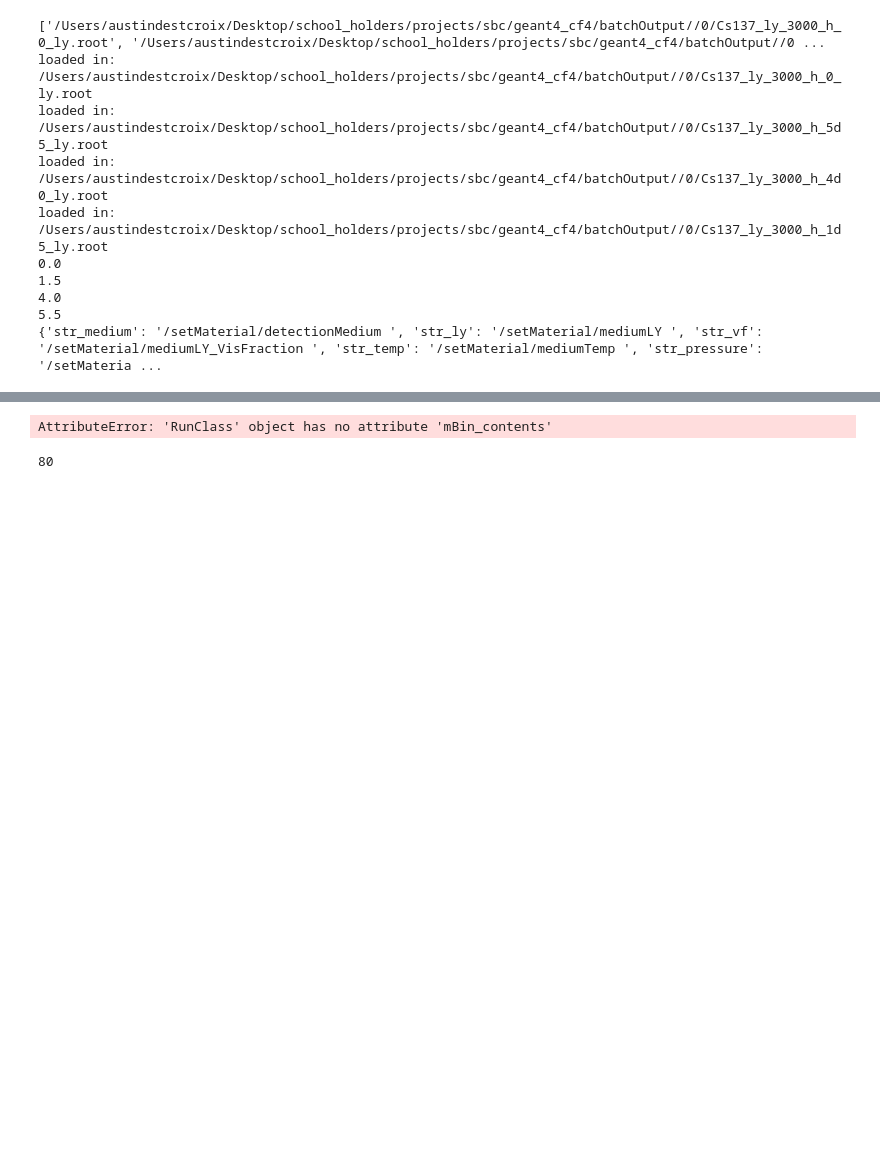
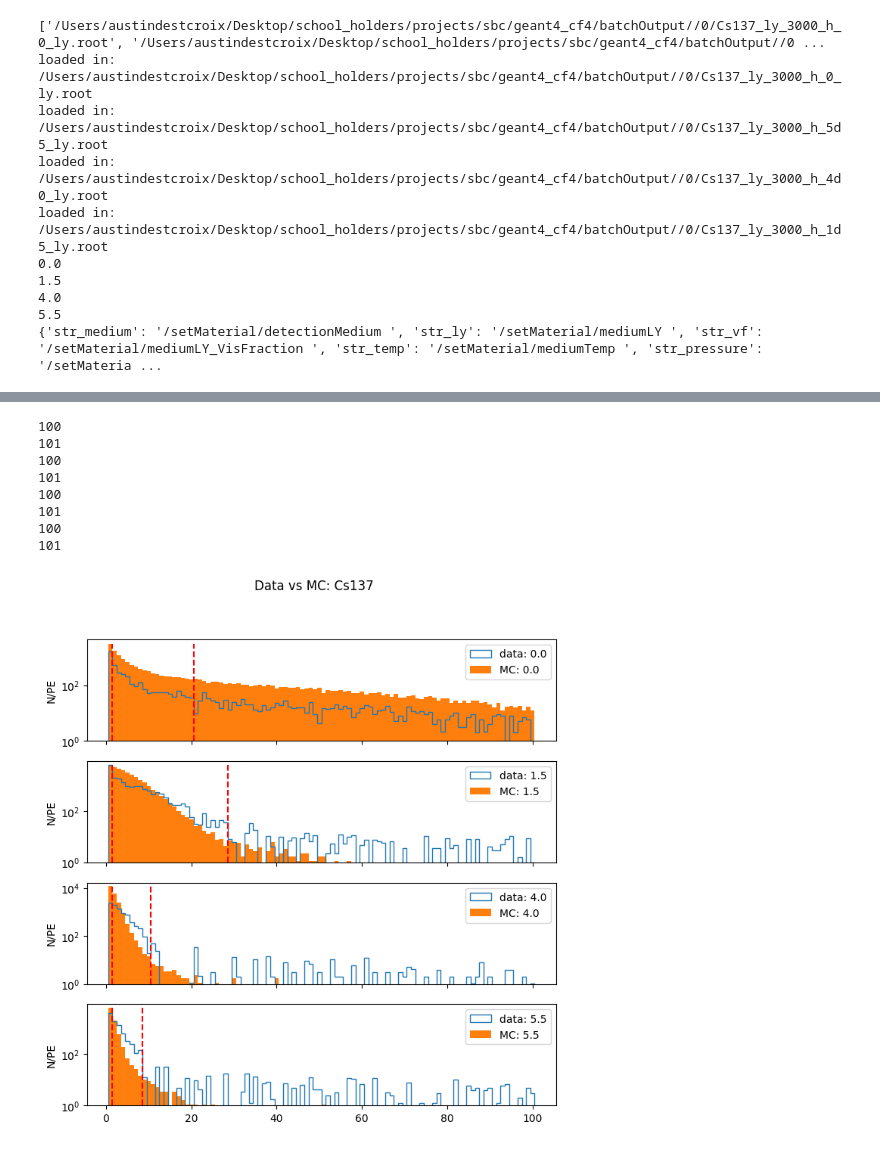
Before and after one commit to austindsc/cf4_analysisPipeline, a Jupyter notebook: comp1/c1_loadG4Runs.ipynb, the cells around one changed output, grey strips where cells are left out. Cells and saved outputs as stored; diff of their text form; code cells hidden in the pictures; blank space fills up the shorter version.

```diff
--- a/comp1/c1_loadG4Runs.ipynb
+++ b/comp1/c1_loadG4Runs.ipynb
@@ -742,15 +478,44 @@ CV Liklihood = 1.4335407275942733
-# %%
-## doing first KS test ##
-
-
-ks_statistic, p_value = ks_2samp(rcBare_1d5cm.mBin_contents[binStart:binEnd], mcCounts[binStart:binEnd])
-
-print(f"KS statistic: {ks_statistic}")
-print(f"P-value: {p_value}")
-# %% [output]
-AttributeError: 'RunClass' object has no attribute 'mBin_contents'
-# %%
-len(rcBare_1d5cm.mBin_contents)
-len(mcCounts)
-# %% [output]
-80
+# %%
+fig, axs = plt.subplots(4, 1, figsize = (8, 8), sharex=True)
+
+mcScale = comp1.csBareNuis
+
+comp1.csBareMap[0].GetMaxBin(mcScale)
+
+for i, ax in enumerate(axs.flat):
+  pair = comp1.csBareMap[i]
+  rc = pair.rc
+  mc = pair.mc
+  ax.hist(x = rc.mBinX, bins = rc.mBin_edges, weights = rc.mBin_rawCounts, histtype="step", label = "data: " + str(comp1.hScale - rc.mHeight))
+  ax.hist(x = mc.mBinX, bins = mc.mBin_Edges, weights = mc.mRaw_Counts * mcScale, label = "MC: " + str(mc.mRunPars.gammaHeight))
+
+  print(len(rc.mBinX))
+  print(len(rc.mBin_edges))
+
+  maxVal = pair.GetMaxBin(comp1.csBareNuis)
+  ax.vlines([rc.mBinX[pair.firstBin], rc.mBinX[pair.lastBin]], ymin =1, ymax = maxVal, color = "red", linestyle = "--")
+
+  ax.set_yscale("log")
+  ax.set_ylim(1, maxVal*1.4)
+  ax.set_ylabel("N/PE")
+  ax.legend()
+
+
+fig.suptitle("Data vs MC: Cs137")
+
+
+# plt.legend()
+plt.show()
+# print(rcBare_0cm.mBin_edges[0])
+
+# mcEdges[0:4]
+# %% [output]
+100
+101
+100
+101
+100
+101
+100
+101
+[figure, added]
```
Also changed, not shown: parts of 14 cells of this notebook.
